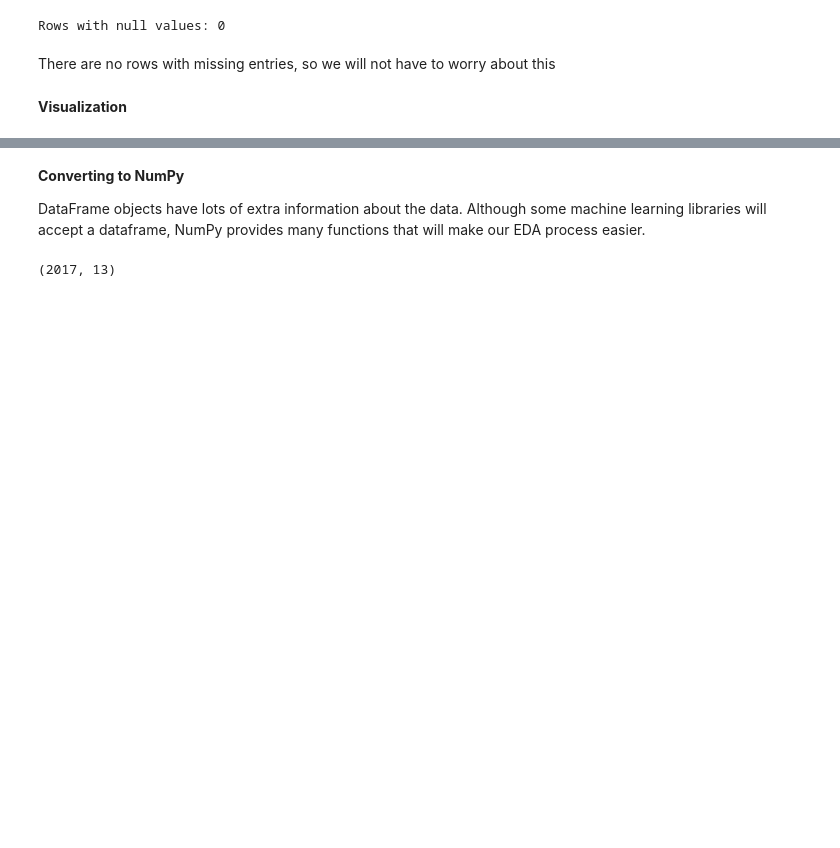
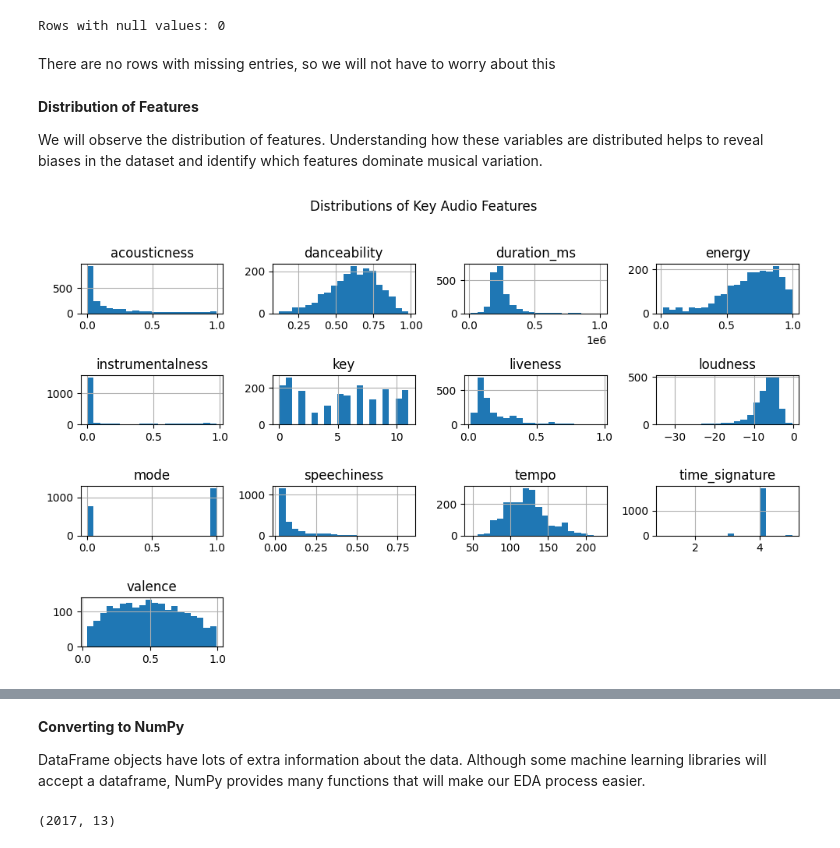
Before and after one commit to mckomisarek878/spotify-song-clustering, a Jupyter notebook: spotify-song-clustering.ipynb, the cells around one changed output, grey strips where cells are left out. Saved outputs shown, nothing was run; the diff lists cells and outputs as text; code cells hidden in the pictures; blank space fills up the shorter version.

```diff
--- a/spotify-song-clustering.ipynb
+++ b/spotify-song-clustering.ipynb
@@ -104,5 +115,3 @@ print(f'Rows with null values: {rows_with_null}')
 Rows with null values: 0
 # %% [markdown]
 There are no rows with missing entries, so we will not have to worry about this
-# %% [markdown]
-**Visualization**
@@ -110,0 +118,15 @@ import matplotlib.pyplot as plt
+# %% [markdown]
+**Distribution of Features**
+
+We will observe the distribution of features. Understanding how these variables are distributed helps to reveal biases in the dataset and identify which features dominate musical variation.
+# %%
+import matplotlib.pyplot as plt
+
+features_to_plot = train_df.columns
+
+train_df[features_to_plot].hist(figsize=(10, 6), bins=20)
+plt.suptitle("Distributions of Key Audio Features", y=1.02)
+plt.tight_layout()
+plt.show()
+# %% [output]
+[figure, added]
```
Also changed, not shown: parts of 11 cells of this notebook.
